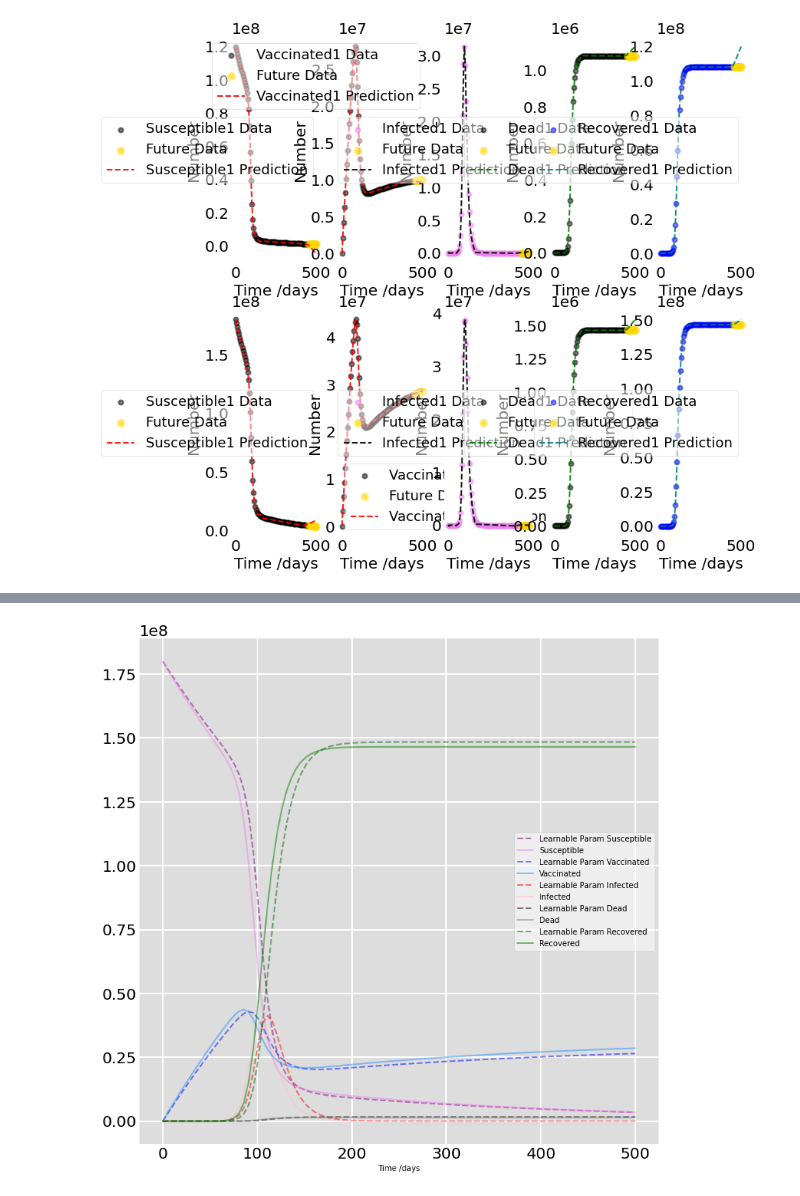
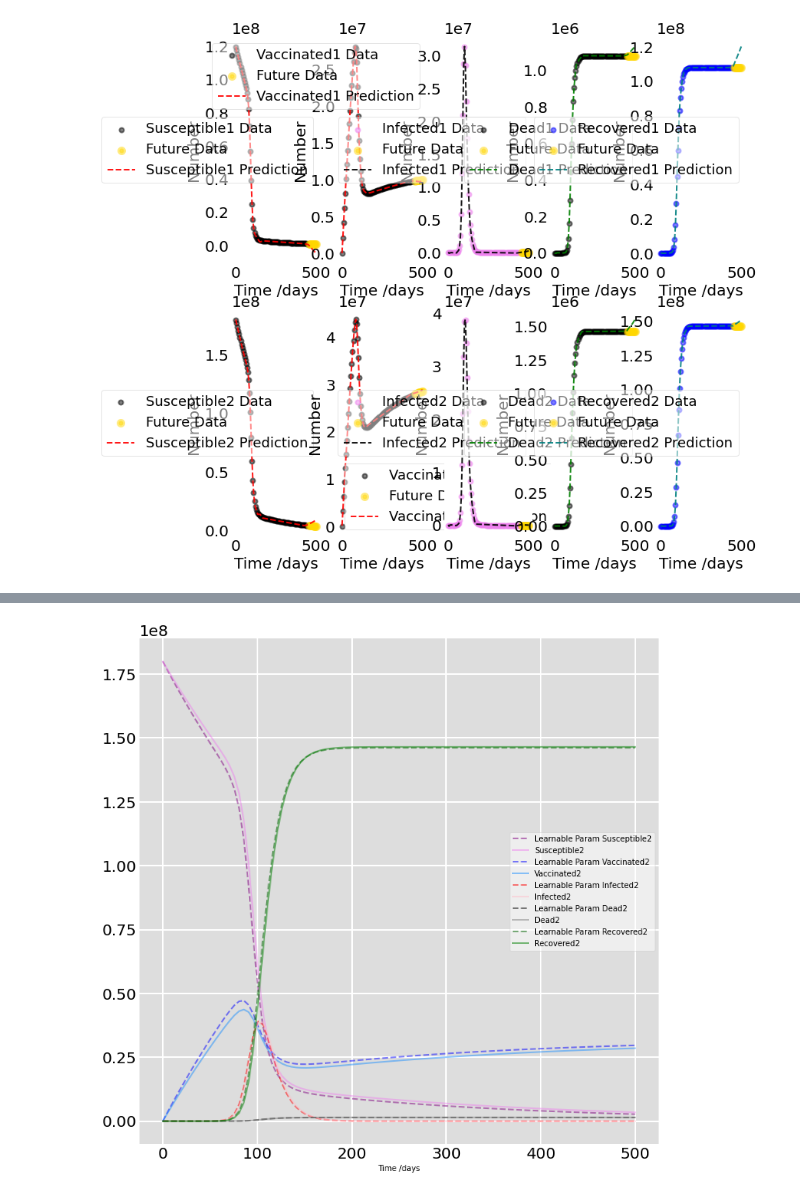
Before and after one commit to jhgoblue/covid-19-pbl, a Jupyter notebook: covid-age-sim/covid_age1.ipynb, the cells around one changed output, grey strips where cells are left out. Cells and saved outputs as stored; diff of their text form; code cells hidden in the pictures.

```diff
--- a/covid-age-sim/covid_age1.ipynb
+++ b/covid-age-sim/covid_age1.ipynb
@@ -102,11 +102,11 @@ class DINN(nn.Module):
 
     @property
     def beta(self):
-        return torch.tanh(self.beta_tilda) *0.05
+        return torch.tanh(self.beta_tilda) *0.01 + 0.03
 
     @property
     def sigma(self):
-        return torch.tanh(self.sigma_tilda) *0.8
+        return torch.tanh(self.sigma_tilda) *0.1 + 0.5
 
     @property
     def lbda(self):
@@ -114,19 +114,19 @@ class DINN(nn.Module):
 
     @property
     def rho(self):
-        return torch.tanh(self.rho_tilda)*0.5
+        return torch.tanh(self.rho_tilda)*0.1 + 0.1
 
     @property
     def M00(self):
-        return torch.tanh(self.M00_tilda)*0.5 + 20.5  #[20,21]
+        return torch.tanh(self.M00_tilda)*0.1 + 20.7
 
     @property
     def M01(self):
-        return torch.tanh(self.M01_tilda)*0.5 + 6.5   #[6,7]
+        return torch.tanh(self.M01_tilda)*0.1 + 6.3
 
     @property
     def M11(self):
-        return torch.tanh(self.M11_tilda)*0.5 + 10.5  #[10,11]
+        return torch.tanh(self.M11_tilda)*0.1 + 10.4
 
 
     #nets
@@ -224,7 +224,7 @@ class DINN(nn.Module):
         f3_hat = I1_hat_t - (self.beta/self.N * S1 * (self.M00*I1+self.M01*I2) + self.sigma * self.beta/self.N * V1 * (self.M00*I1+self.M01*I2) - self.lbda * I1 - self.rho * I1 ) / (self.I1_max - self.I1_min)
         f4_hat = D1_hat_t - (self.lbda * I1) / (self.D1_max - self.D1_min)
         f5_hat = R1_hat_t - (self.rho * I1 ) / (self.R1_max - self.R1_min)
-        f6_hat = S2_hat_t - (-self.beta/self.N * S2 * (self.M00*I1+self.M01*I2) - self.alpha * S1)  / (self.S1_max - self.S1_min)
+        f6_hat = S2_hat_t - (-self.beta/self.N * S2 * (self.M01*I1+self.M11*I2) - self.alpha * S2)  / (self.S2_max - self.S2_min)
         f7_hat = V2_hat_t - (self.alpha * S2 - self.sigma * self.beta/self.N * V2 * (self.M01*I1+self.M11*I2))  / (self.V2_max - self.V2_min)
         f8_hat = I2_hat_t - (self.beta/self.N * S2 * (self.M01*I1+self.M11*I2) + self.sigma * self.beta/self.N * V2 * (self.M01*I1+self.M11*I2) - self.lbda * I2 - self.rho * I2 ) / (self.I2_max - self.I2_min)
         f9_hat = D2_hat_t - (self.lbda * I2) / (self.D2_max - self.D2_min)
@@ -331,7 +331,7 @@ optimizer = optim.Adam(dinn.params, lr = learning_rate)
 dinn.optimizer = optimizer
 
 # scheduler = torch.optim.lr_scheduler.CyclicLR(dinn.optimizer, base_lr=1e-6, max_lr=1e-3, step_size_up=1000, mode="exp_range", gamma=0.85, cycle_momentum=False)
-scheduler = torch.optim.lr_scheduler.ReduceLROnPlateau(dinn.optimizer, mode='min', factor=0.1, patience=1000, min_lr=1e-10, eps=1e-8)
+scheduler = torch.optim.lr_scheduler.ReduceLROnPlateau(dinn.optimizer, mode='min', factor=0.1, patience=1000, min_lr=1e-9, eps=1e-8)
 
 dinn.scheduler = scheduler
 
@@ -536,36 +536,36 @@ M11: (goal 10.4  10.823735237121582
 # %%
 # Plot the data on two separate curves for S(t), I(t)
 fig = plt.figure(facecolor='w', figsize=(12,12))
 ax = fig.add_subplot(111, facecolor='#dddddd', axisbelow=True)
 
-ax.plot(t, S2, 'purple', alpha=0.5, lw=2, label='Learnable Param Susceptible', linestyle='dashed')
-ax.plot(t, sidr_data[2], 'violet', alpha=0.5, lw=2, label='Susceptible')
+ax.plot(t, S2, 'purple', alpha=0.5, lw=2, label='Learnable Param Susceptible2', linestyle='dashed')
+ax.plot(t, sidr_data[2], 'violet', alpha=0.5, lw=2, label='Susceptible2')
 
-ax.plot(t, V2, 'blue', alpha=0.5, lw=2, label='Learnable Param Vaccinated', linestyle='dashed')
-ax.plot(t, sidr_data[4], 'dodgerblue', alpha=0.5, lw=2, label='Vaccinated')
+ax.plot(t, V2, 'blue', alpha=0.5, lw=2, label='Learnable Param Vaccinated2', linestyle='dashed')
+ax.plot(t, sidr_data[4], 'dodgerblue', alpha=0.5, lw=2, label='Vaccinated2')
 
-ax.plot(t, I2, 'red', alpha=0.5, lw=2, label='Learnable Param Infected', linestyle='dashed')
-ax.plot(t, sidr_data[6], 'pink', alpha=0.5, lw=2, label='Infected')
+ax.plot(t, I2, 'red', alpha=0.5, lw=2, label='Learnable Param Infected2', linestyle='dashed')
+ax.plot(t, sidr_data[6], 'pink', alpha=0.5, lw=2, label='Infected2')
 
-ax.plot(t, D2, 'black', alpha=0.5, lw=2, label='Learnable Param Dead', linestyle='dashed')
-ax.plot(t, sidr_data[8], 'grey', alpha=0.5, lw=2, label='Dead')
+ax.plot(t, D2, 'black', alpha=0.5, lw=2, label='Learnable Param Dead2', linestyle='dashed')
+ax.plot(t, sidr_data[8], 'grey', alpha=0.5, lw=2, label='Dead2')
 
-ax.plot(t, R2, 'darkgreen', alpha=0.5, lw=2, label='Learnable Param Recovered', linestyle='dashed')
-ax.plot(t, sidr_data[10], 'green', alpha=0.5, lw=2, label='Recovered')
+ax.plot(t, R2, 'darkgreen', alpha=0.5, lw=2, label='Learnable Param Recovered2', linestyle='dashed')
+ax.plot(t, sidr_data[10], 'green', alpha=0.5, lw=2, label='Recovered2')
 
 ax.set_xlabel('Time /days')
 ax.yaxis.set_tick_params(length=0)
 ax.xaxis.set_tick_params(length=0)
 ax.grid(visible=True, which='major', c='w', lw=2, ls='-')
 legend = ax.legend()
 legend.get_frame().set_alpha(0.5)
 for spine in ('top', 'right', 'bottom', 'left'):
     ax.spines[spine].set_visible(False)
 
 plt.savefig('age_output1_3.png')
 plt.show()
 # %% [output]
-[figure, old version]
+[figure, new version]
 # %%
 #calculate relative MSE loss
 import math
```
Also changed, not shown: parts of 6 cells of this notebook, 7 other files.
